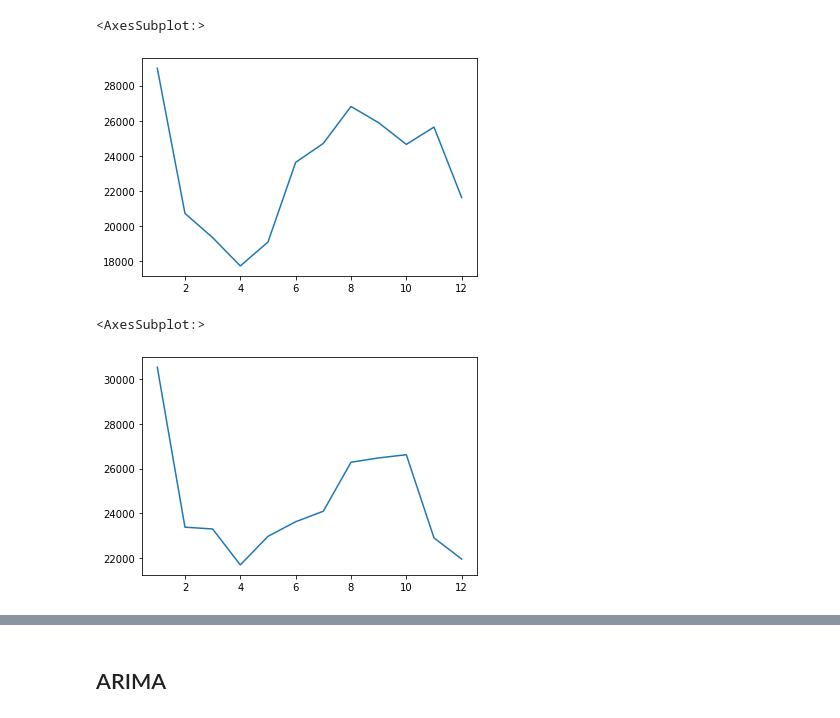
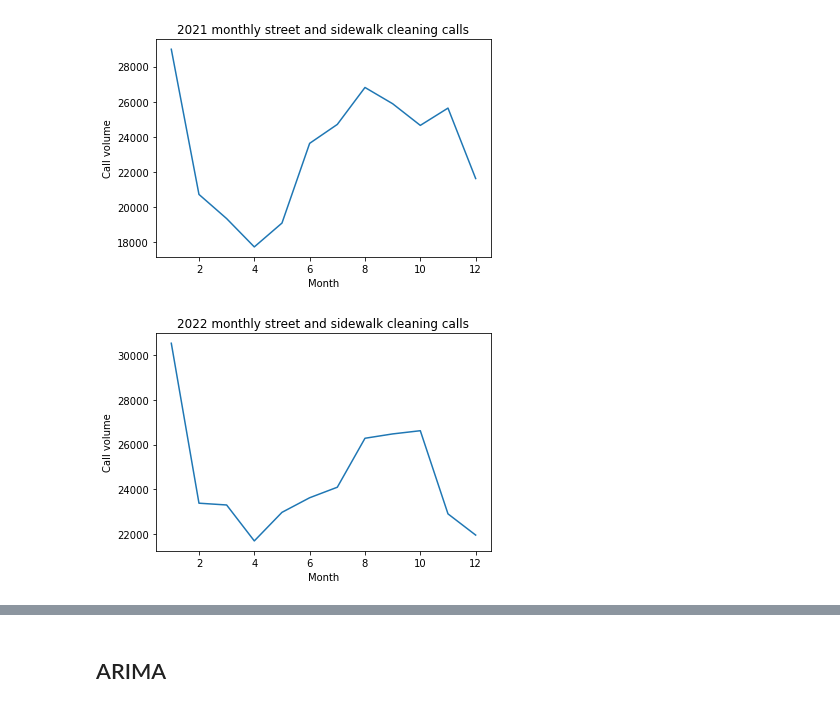
Before and after one commit to peter-amerkhanian/San-Francisco-Service-Analysis, a Jupyter notebook: Final_Project_Jared.ipynb, the cells around one changed output, grey strips where cells are left out. Drawn from its saved outputs; the diff is of its cells as text; code cells hidden in the pictures.

```diff
--- a/Final_Project_Jared.ipynb
+++ b/Final_Project_Jared.ipynb
@@ -45,2 +13,2 @@ df = pd.read_csv(path)
 # %%
-ssc_df = df[df['Category']=='Street and Sidewalk Cleaning']
+ssc_df = df[df['Category']=='Street and Sidewalk Cleaning'].copy()
@@ -104,11 +38,18 @@ df_2022 = ssc_df[ssc_df['year']==2022]
 # %%
 df_2021 = ssc_df[ssc_df['year']==2021]
 df_2021['Month'].value_counts().sort_index().plot()
+plt.title("2021 monthly street and sidewalk cleaning calls")
+plt.xlabel("Month")
+plt.ylabel("Call volume")
+plt.show()
 # %% [output]
-<AxesSubplot:>
-[figure, old version]
+[figure, new version]
 # %%
+df_2022 = ssc_df[ssc_df['year']==2022]
 df_2022['Month'].value_counts().sort_index().plot()
+plt.title("2022 monthly street and sidewalk cleaning calls")
+plt.xlabel("Month")
+plt.ylabel("Call volume")
+plt.show()
 # %% [output]
-<AxesSubplot:>
-[figure, old version]
+[figure, new version]
```
Also changed, not shown: parts of 32 cells of this notebook.
